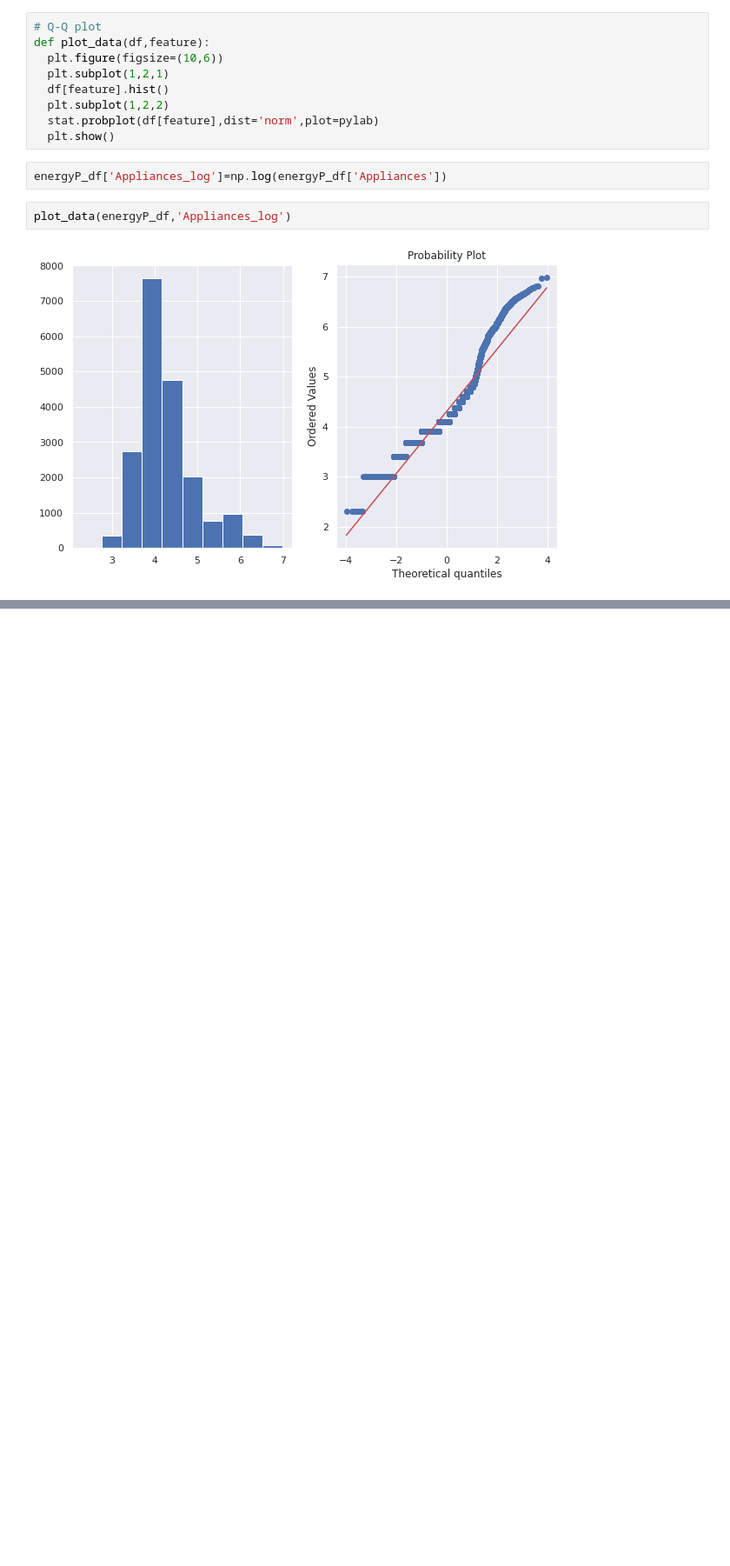
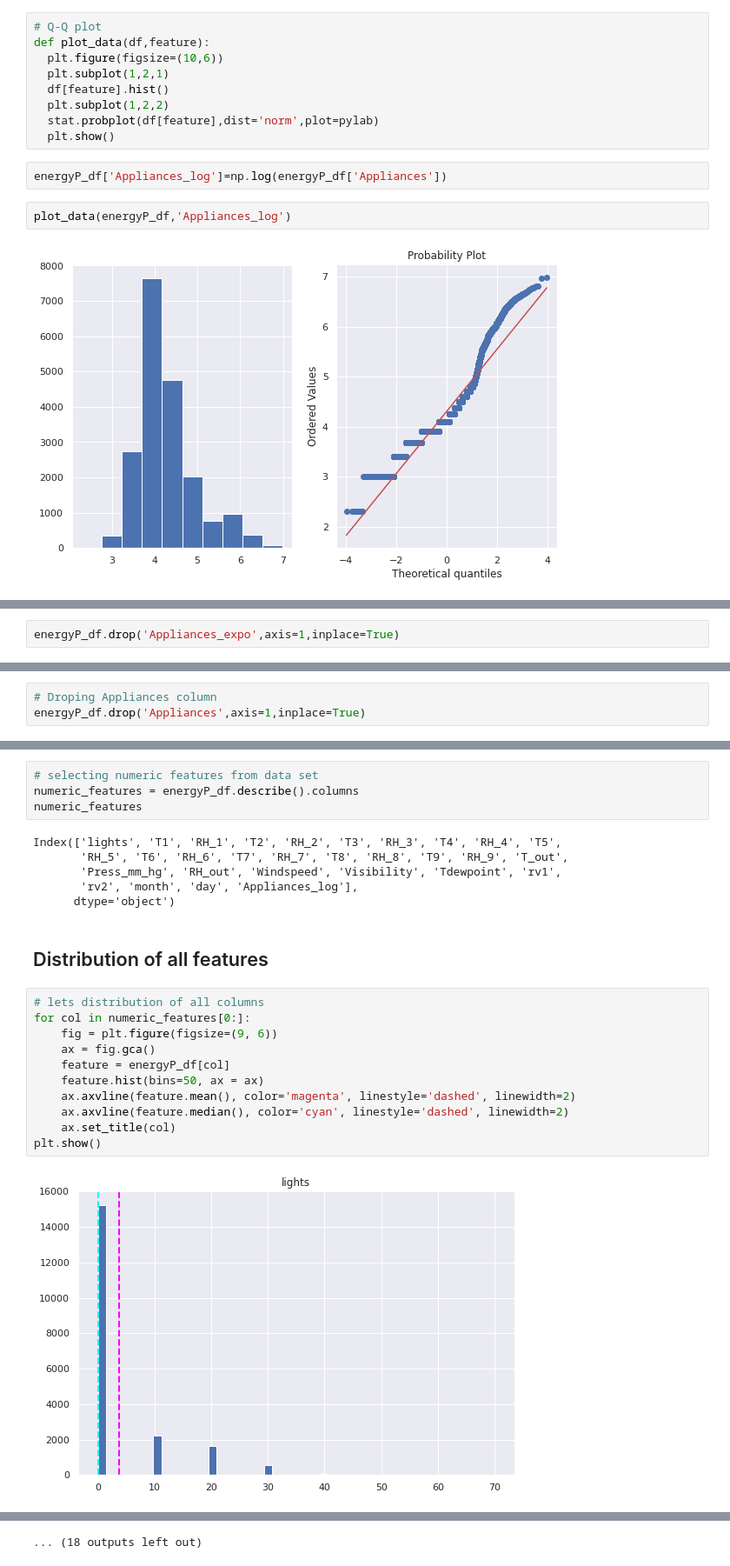
Before and after one commit to IfrazQazi/Appliances-Energy-Prediction-Capstone_Project, a Jupyter notebook: Appliances_Energy_Prediction_Capstone_Project.ipynb, the cells around one changed output, grey strips where cells are left out. Shown at 87% size. Drawn from its saved outputs; the diff is of its cells as text; blank space fills up the shorter version.

```diff
--- a/Appliances_Energy_Prediction_Capstone_Project.ipynb
+++ b/Appliances_Energy_Prediction_Capstone_Project.ipynb
@@ -248,0 +267,2 @@ plot_data(energyP_df,'Appliances_log')
+# %%
+energyP_df.drop('Appliances_expo',axis=1,inplace=True)
@@ -248,0 +271,3 @@ plot_data(energyP_df,'Appliances_log')
+# %%
+# Droping Appliances column
+energyP_df.drop('Appliances',axis=1,inplace=True)
@@ -248,0 +283,25 @@ plot_data(energyP_df,'Appliances_log')
+# %%
+# selecting numeric features from data set
+numeric_features = energyP_df.describe().columns
+numeric_features
+# %% [output]
+Index(['lights', 'T1', 'RH_1', 'T2', 'RH_2', 'T3', 'RH_3', 'T4', 'RH_4', 'T5',
+       'RH_5', 'T6', 'RH_6', 'T7', 'RH_7', 'T8', 'RH_8', 'T9', 'RH_9', 'T_out',
+       'Press_mm_hg', 'RH_out', 'Windspeed', 'Visibility', 'Tdewpoint', 'rv1',
+       'rv2', 'month', 'day', 'Appliances_log'],
+      dtype='object')
+# %% [markdown]
+## Distribution of all features
+# %%
+# lets distribution of all columns
+for col in numeric_features[0:]:
+    fig = plt.figure(figsize=(9, 6))
+    ax = fig.gca()
+    feature = energyP_df[col]
+    feature.hist(bins=50, ax = ax)
+    ax.axvline(feature.mean(), color='magenta', linestyle='dashed', linewidth=2)
+    ax.axvline(feature.median(), color='cyan', linestyle='dashed', linewidth=2)
+    ax.set_title(col)
+plt.show()
+# %% [output]
+[figure, added]
@@ -248,0 +319 @@ plot_data(energyP_df,'Appliances_log')
+... (18 outputs left out)
```
Also changed, not shown: parts of 11 cells of this notebook.
